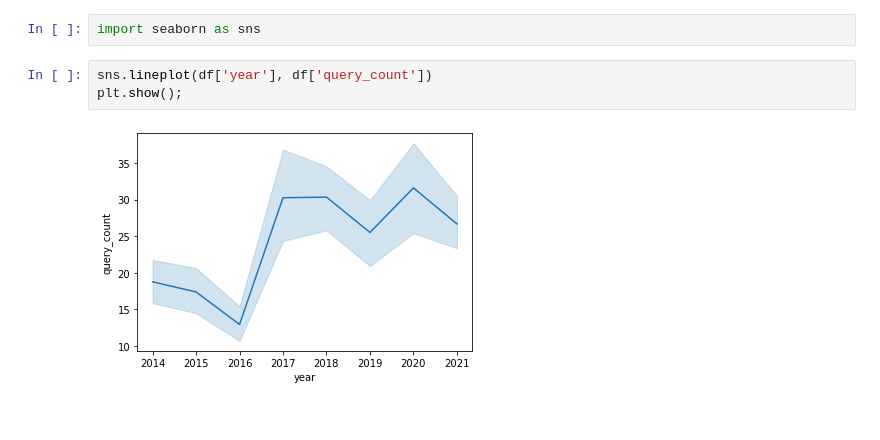
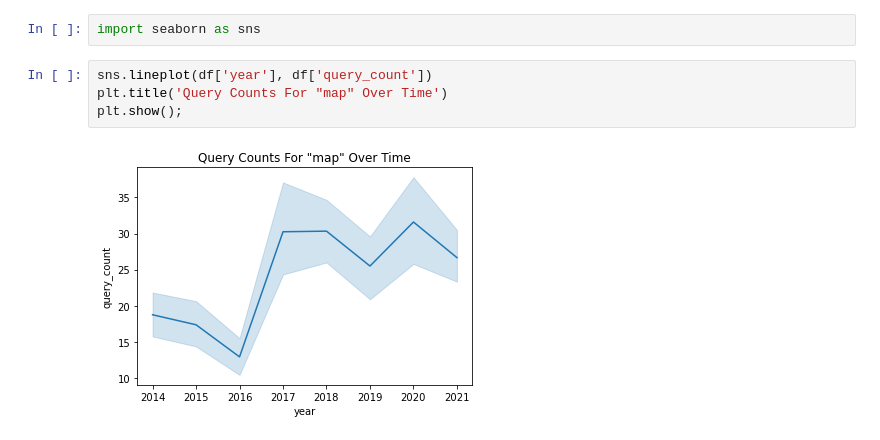
Before and after one commit to NSS-Data-Analytics-Cohort-6/socrata-api-kmgarrett1, a Jupyter notebook: notebook/api_notebook.ipynb, the cells around one changed output. Saved outputs shown, nothing was run; the diff lists cells and outputs as text.

```diff
--- a/notebook/api_notebook.ipynb
+++ b/notebook/api_notebook.ipynb
@@ -261,6 +261,7 @@ df.plot(x ='month_name', y='query_count');
 import seaborn as sns
 # %%
 sns.lineplot(df['year'], df['query_count'])
+plt.title('Query Counts For "map" Over Time')
 plt.show();
 # %% [output]
-[figure, old version]
+[figure, new version]
```
Also changed, not shown: parts of 4 cells of this notebook.
